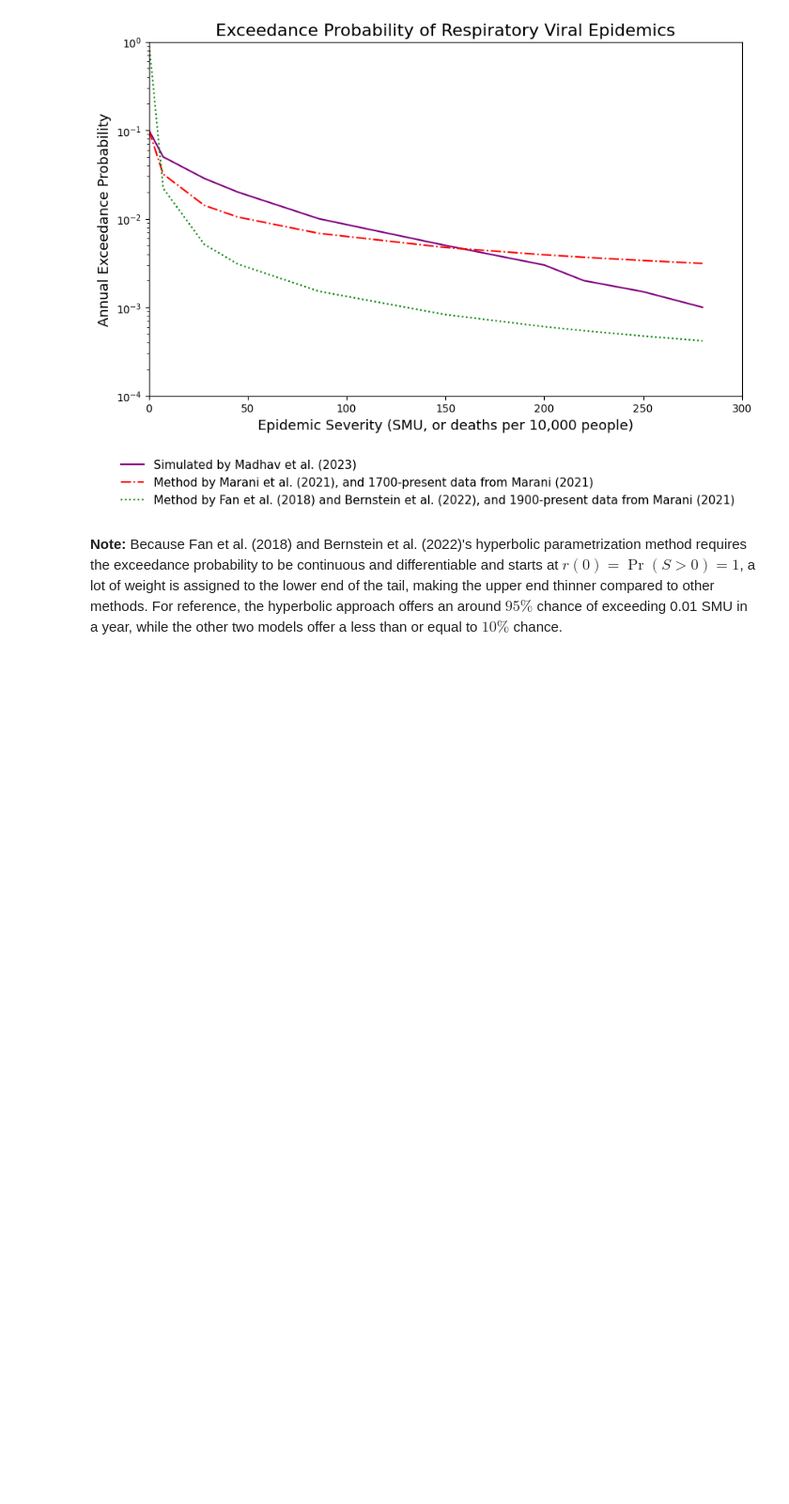
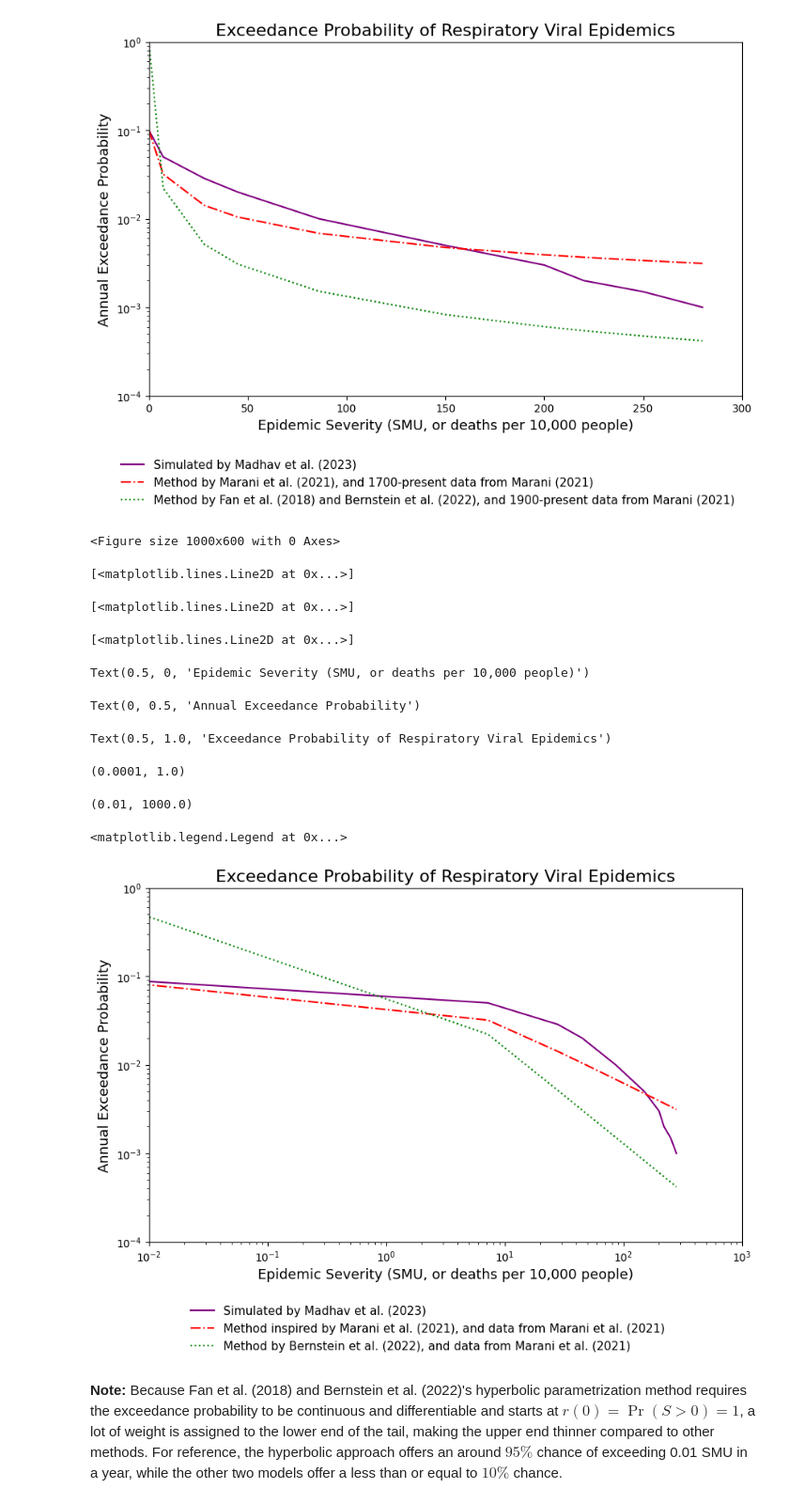
Before and after one commit to DevInnovationLab/pandemic_model_public, a Jupyter notebook: pandemic-loss-modeling/04_hyperbolic_resp_viral.ipynb, the cells around one changed output. Shown at 94% size. Drawn from its saved outputs; the diff is of its cells as text; code cells hidden in the pictures; blank space fills up the shorter version.

Commit message:
Added log-log scale comp gph

```diff
--- a/pandemic-loss-modeling/04_hyperbolic_resp_viral.ipynb
+++ b/pandemic-loss-modeling/04_hyperbolic_resp_viral.ipynb
@@ -272,6 +272,57 @@ Text(0.5, 1.0, 'Exceedance Probability of Respiratory Viral Epidemics')
 (0.0, 300.0)
 <matplotlib.legend.Legend at 0x...>
 [figure]
+# %%
+## Display log-log scale comparison across Madhav, Marani, and Bernstein-Fan
+plt.figure(figsize=(10, 6))
+
+## Plot for Madhav
+plt.plot(df_madhav['severity'], df_madhav['exceedance'],
+         color='purple', linestyle='-', label='Simulated by Madhav et al. (2023)')
+
+## Plot for Marani
+plt.plot(df_marani['severity'], df_marani['exceedance'],
+         color='red', linestyle='-.', label='Method inspired by Marani et al. (2021), and data from Marani et al. (2021)')
+
+## Plot for Bernstein
+plt.plot(df_bernstein['severity'], df_bernstein['exceedance'],
+         color='green', linestyle=':', label='Method by Bernstein et al. (2022), and data from Marani et al. (2021)')
+
+## Add labels and title
+plt.xlabel('Epidemic Severity (SMU, or deaths per 10,000 people)', fontsize=13)
+plt.ylabel('Annual Exceedance Probability', fontsize=13)
+plt.title('Exceedance Probability of Respiratory Viral Epidemics', fontsize=16)
+
+## Set y-axis scale and limits
+plt.yscale('log')
+plt.ylim(1e-4, 1e0)
+
+## Set x-axis limits
+plt.xscale('log')
+plt.xlim(1e-2, 1e3)
+# plt.xlim(0, 300)
+
+## Adding legend below the plot in 1 column without frame
+plt.legend(loc='upper center', bbox_to_anchor=(0.47, -0.15),
+           ncol=1, frameon=False, fontsize=11)
+
+## Save graph as jpg file at 400 dpi
+# plt.savefig('graphs/04_loglog_resp_viral_comp_v2.jpg', dpi=400, bbox_inches = 'tight')
+
+## Display
+plt.show()
+# %% [output]
+<Figure size 1000x600 with 0 Axes>
+[<matplotlib.lines.Line2D at 0x...>]
+[<matplotlib.lines.Line2D at 0x...>]
+[<matplotlib.lines.Line2D at 0x...>]
+Text(0.5, 0, 'Epidemic Severity (SMU, or deaths per 10,000 people)')
+Text(0, 0.5, 'Annual Exceedance Probability')
+Text(0.5, 1.0, 'Exceedance Probability of Respiratory Viral Epidemics')
+(0.0001, 1.0)
+(0.01, 1000.0)
+<matplotlib.legend.Legend at 0x...>
+[figure, added]
 # %% [markdown]
 **Note:** Because Fan et al. (2018) and Bernstein et al. (2022)'s hyperbolic parametrization method requires the exceedance probability to be continuous and differentiable and starts at $r(0) = \Pr(S>0) =1$, a lot of weight is assigned to the lower end of the tail, making the upper end thinner compared to other methods. For reference, the hyperbolic approach offers an around $95\%$ chance of exceeding 0.01 SMU in a year, while the other two models offer a less than or equal to $10\%$ chance.
 # %%
```
Also changed, not shown: parts of 1 cell of this notebook, 1 other file.
